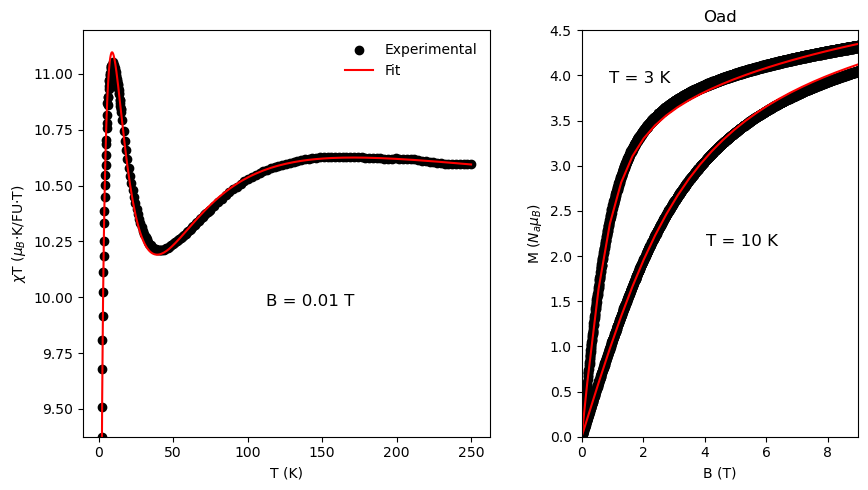
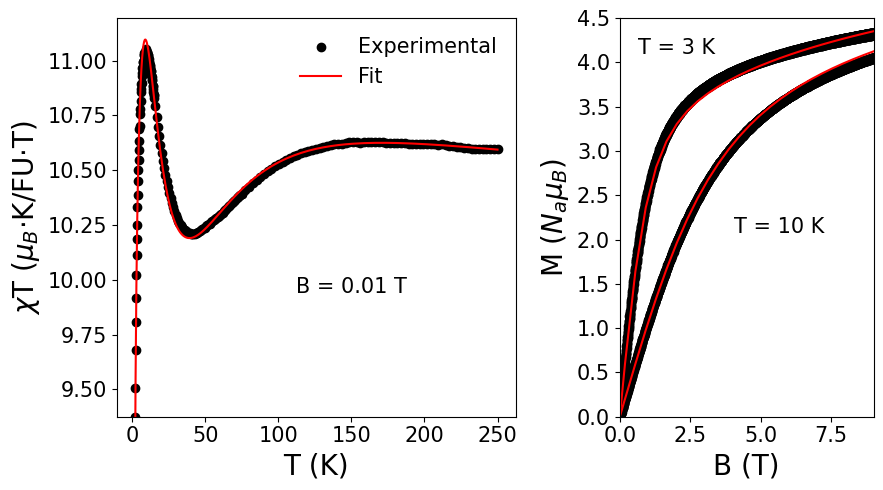
The notebook cell's code change between the first figure and the second:
--- before
+++ after
@@ -8,21 +8,21 @@
 ax1.set_box_aspect(1)
 # Plot data on the first subplot (left)
-ax1.scatter(chit_100Oe['Temperature'], (10**(4)*chit_100Oe['ChiT_Data']/(Na_mu_B)), color='black',label='Experimental')
-ax1.plot(chit_100Oe['Temperature'], (10**(4)*chit_100Oe['ChiT_Model']/(Na_mu_B)), color='red', label='Fit')
-ax1.set_ylim(min(10**(4)*chit_100Oe['ChiT_Data']/(Na_mu_B)))
+ax1.scatter(chit_100Oe['Temperature(K)'], (10**(4)*chit_100Oe['ChiT_Data(emu.K/mol.Oe)']/(Na_mu_B)), color='black',label='Experimental')
+ax1.plot(chit_100Oe['Temperature(K)'], (10**(4)*chit_100Oe['ChiT_Model(emu.K/mol.Oe)']/(Na_mu_B)), color='red', label='Fit')
+ax1.set_ylim(min(10**(4)*chit_100Oe['ChiT_Data(emu.K/mol.Oe)']/(Na_mu_B)))
 ax1.text(
     0.45, 0.35,
     r'B = 0.01 T',
     transform=ax1.transAxes,
-    fontsize=12,
+    fontsize=15,
     verticalalignment='top'
 )
 
 
-ax1.set_xlabel('T (K)')
-ax1.set_ylabel(r'$\chi$T ($\mu_B$$\cdot$K/FU$\cdot$T)')
+ax1.set_xlabel('T (K)',fontsize=20)
+ax1.set_ylabel(r'$\chi$T ($\mu_B$$\cdot$K/FU$\cdot$T)',fontsize=20)
 ax1.legend(
     loc='upper right',
-    fontsize=10,
+    fontsize=15,
     frameon=False
 )
@@ -35,8 +35,8 @@
 
 ax2.text(
-    0.1, 0.9,
+    0.07, 0.95,
     r'T = 3 K',
     transform=ax2.transAxes,
-    fontsize=12,
+    fontsize=15,
     verticalalignment='top'
 )
@@ -45,18 +45,18 @@
     r'T = 10 K',
     transform=ax2.transAxes,
-    fontsize=12,
+    fontsize=15,
     verticalalignment='top'
 )
 
-ax2.set_xlabel('B (T)')
-ax2.set_ylabel(r'M ($N_a \mu_B$)')
+ax2.set_xlabel('B (T)',fontsize=20)
+ax2.set_ylabel(r'M ($N_a \mu_B$)',fontsize=20)
 ax2.set_xlim(0,9)
 ax2.set_ylim(0,4.5)
-
+ax1.tick_params(axis='both', which='major', labelsize=15)
+ax2.tick_params(axis='both', which='major', labelsize=15)
 #ax2.set_x_lim(0,9)
-plt.title("Oad")
 # Adjust layout to prevent titles and labels from overlapping
 plt.tight_layout() #
-#plt.savefig('fig.pdf')
+plt.savefig('fig_v2.pdf')
 # Display the plots
 plt.show()

Commit: new